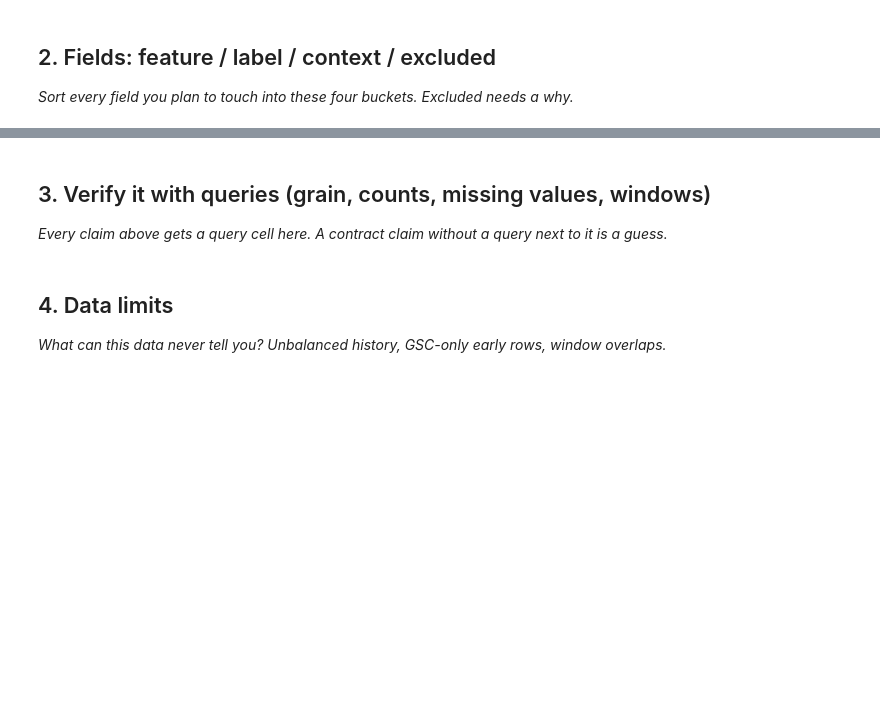
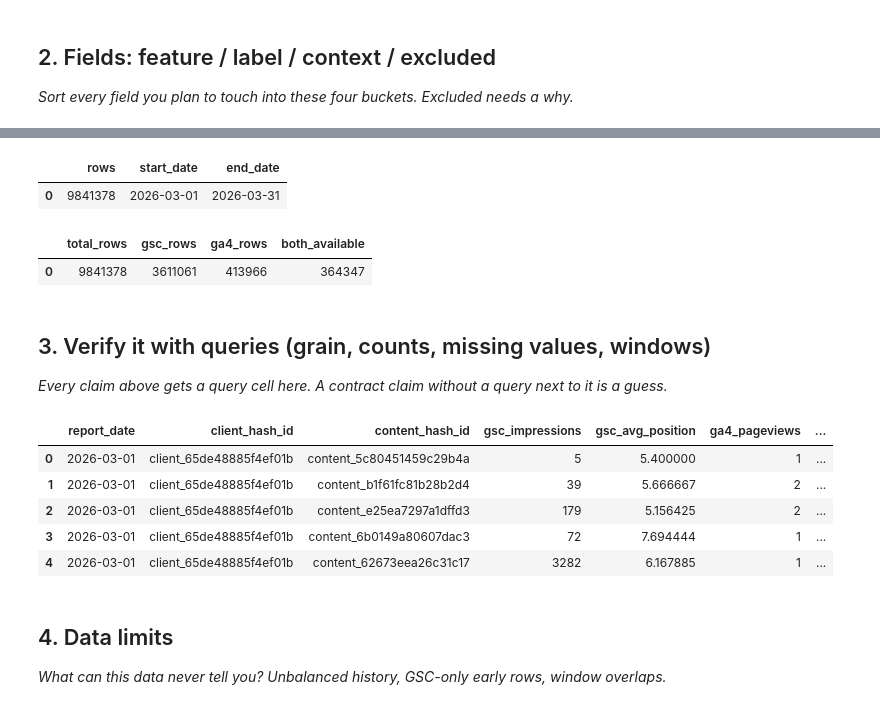
Before and after one commit to shanmukhyss/flyrankrepo, a Jupyter notebook: work/notebooks/w03_data_contract.ipynb, the cells around one changed output, grey strips where cells are left out. Drawn from its saved outputs; the diff is of its cells as text; code cells hidden in the pictures; blank space fills up the shorter version.

```diff
--- a/work/notebooks/w03_data_contract.ipynb
+++ b/work/notebooks/w03_data_contract.ipynb
@@ -20,3 +37,16 @@ This skeleton is yours to fill. Work the sections **in order** — each one has
 # %%
 # This cell is for CODE (numbers, a query, a check).
 # Write your text answer in the cell ABOVE this one — typing sentences here breaks Run All.
+from google.colab import userdata
+import duckdb
+
+HF_TOKEN = userdata.get("HF_TOKEN")
+
+con = duckdb.connect()
+
+con.execute(f"""
+CREATE SECRET (
+    TYPE huggingface,
+    TOKEN '{HF_TOKEN}'
+)
+""")
@@ -23,7 +90,71 @@ This skeleton is yours to fill. Work the sections **in order** — each one has
+# %%
+#Row count & date span
+
+con.sql(f"""
+SELECT
+    COUNT(*) AS rows,
+    MIN(report_date) AS start_date,
+    MAX(report_date) AS end_date
+FROM read_parquet('{rel}/fact_content_daily_performance/**/*.parquet')
+WHERE YEAR(report_date)=2026
+AND MONTH(report_date)=3;
+""").df()
+# %% [output]
+|  | rows | start_date | end_date |
+| 0 | 9841378 | 2026-03-01 | 2026-03-31 |
+# %%
+#availability — filter with IS TRUE
+
+
+con.sql(f"""
+SELECT
+    COUNT(*) AS total_rows,
+    COUNT(*) FILTER (WHERE gsc_data_available IS TRUE) AS gsc_rows,
+    COUNT(*) FILTER (WHERE ga4_data_available IS TRUE) AS ga4_rows,
+    COUNT(*) FILTER (
+        WHERE gsc_data_available IS TRUE
+          AND ga4_data_available IS TRUE
+    ) AS both_available
+FROM read_parquet('{rel}/fact_content_daily_performance/**/*.parquet')
+WHERE YEAR(report_date)=2026
+AND MONTH(report_date)=3;
+""").df()
+# %% [output]
+|  | total_rows | gsc_rows | ga4_rows | both_available |
+| 0 | 9841378 | 3611061 | 413966 | 364347 |
 # %% [markdown]
 ## 3. Verify it with queries (grain, counts, missing values, windows)
 
 *Every claim above gets a query cell here. A contract claim without a query next to it is a guess.*
+# %%
+features = con.sql(f"""
+SELECT
+    report_date,
+    client_hash_id,
+    content_hash_id,
+
+    gsc_impressions,
+    gsc_avg_position,
+    ga4_pageviews,
+    sessions_organic,
+    scroll_events,
+
+    gsc_clicks
+FROM read_parquet('{rel}/fact_content_daily_performance/**/*.parquet')
+WHERE YEAR(report_date)=2026
+AND MONTH(report_date)=3
+AND gsc_data_available IS TRUE
+AND ga4_data_available IS TRUE;
+""").df()
+
+features.head()
+# %% [output]
+|  | report_date | client_hash_id | content_hash_id | gsc_impressions | gsc_avg_position | ga4_pageviews | ... |
+| 0 | 2026-03-01 | client_65de48885f4ef01b | content_5c80451459c29b4a | 5 | 5.400000 | 1 | ... |
+| 1 | 2026-03-01 | client_65de48885f4ef01b | content_b1f61fc81b28b2d4 | 39 | 5.666667 | 2 | ... |
+| 2 | 2026-03-01 | client_65de48885f4ef01b | content_e25ea7297a1dffd3 | 179 | 5.156425 | 2 | ... |
+| 3 | 2026-03-01 | client_65de48885f4ef01b | content_6b0149a80607dac3 | 72 | 7.694444 | 1 | ... |
+| 4 | 2026-03-01 | client_65de48885f4ef01b | content_62673eea26c31c17 | 3282 | 6.167885 | 1 | ... |
 # %%
 # This cell is for CODE (numbers, a query, a check).
 # Write your text answer in the cell ABOVE this one — typing sentences here breaks Run All.
```
Also changed, not shown: parts of 10 cells of this notebook.
